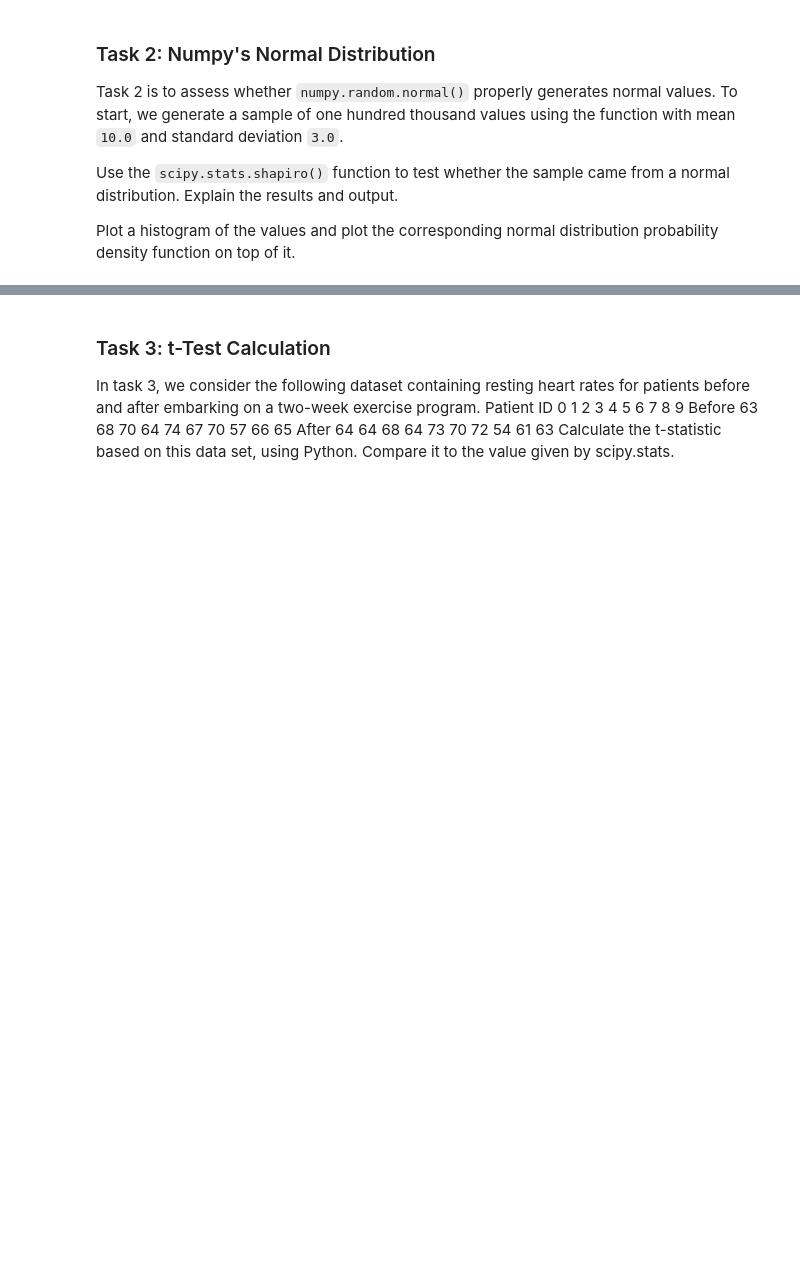
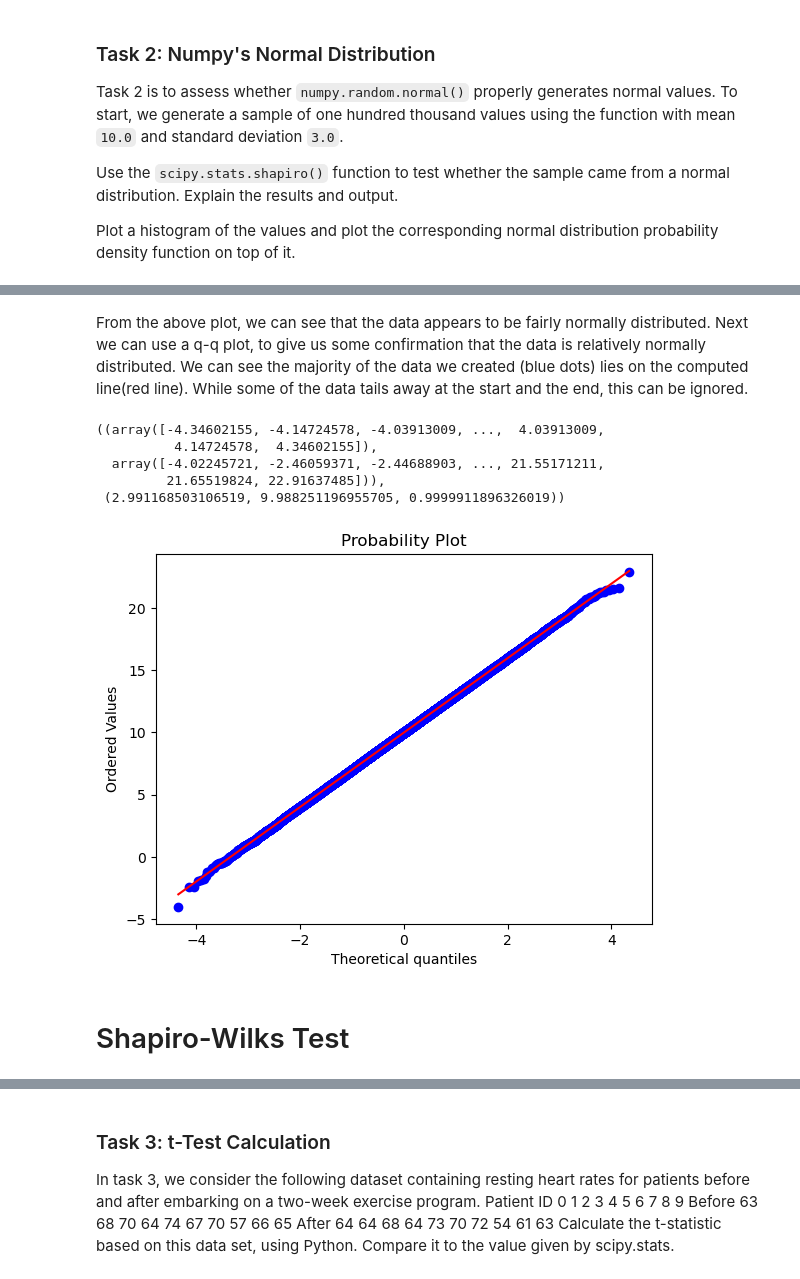
Before and after one commit to kevinsenan/applied_statistics_24_25, a Jupyter notebook: tasks.ipynb, the cells around one changed output, grey strips where cells are left out. Cells and saved outputs as stored; diff of their text form; code cells hidden in the pictures; blank space fills up the shorter version.

```diff
--- a/tasks.ipynb
+++ b/tasks.ipynb
@@ -204,0 +226,15 @@ shapiro_test = stats.shapiro(sample)
+# %% [markdown]
+From the above plot, we can see that the data appears to be fairly normally distributed. Next we can use a q-q plot, to give us some confirmation that the data is relatively normally distributed. We can see the majority of the data we created (blue dots) lies on the computed line(red line). While some of the data tails away at the start and the end, this can be ignored.
+# %%
+fig, ax = plt.subplots()
+# https://www.statsmodels.org/stable/generated/statsmodels.graphics.gofplots.qqplot.html
+stats.probplot(sample, dist='norm', plot=ax)
+# %% [output]
+((array([-4.34602155, -4.14724578, -4.03913009, ...,  4.03913009,
+          4.14724578,  4.34602155]),
+  array([-4.02245721, -2.46059371, -2.44688903, ..., 21.55171211,
+         21.65519824, 22.91637485])),
+ (2.991168503106519, 9.988251196955705, 0.9999911896326019))
+[figure, added]
+# %% [markdown]
+# Shapiro-Wilks Test
```
Also changed, not shown: parts of 21 cells of this notebook, 1 other file.
